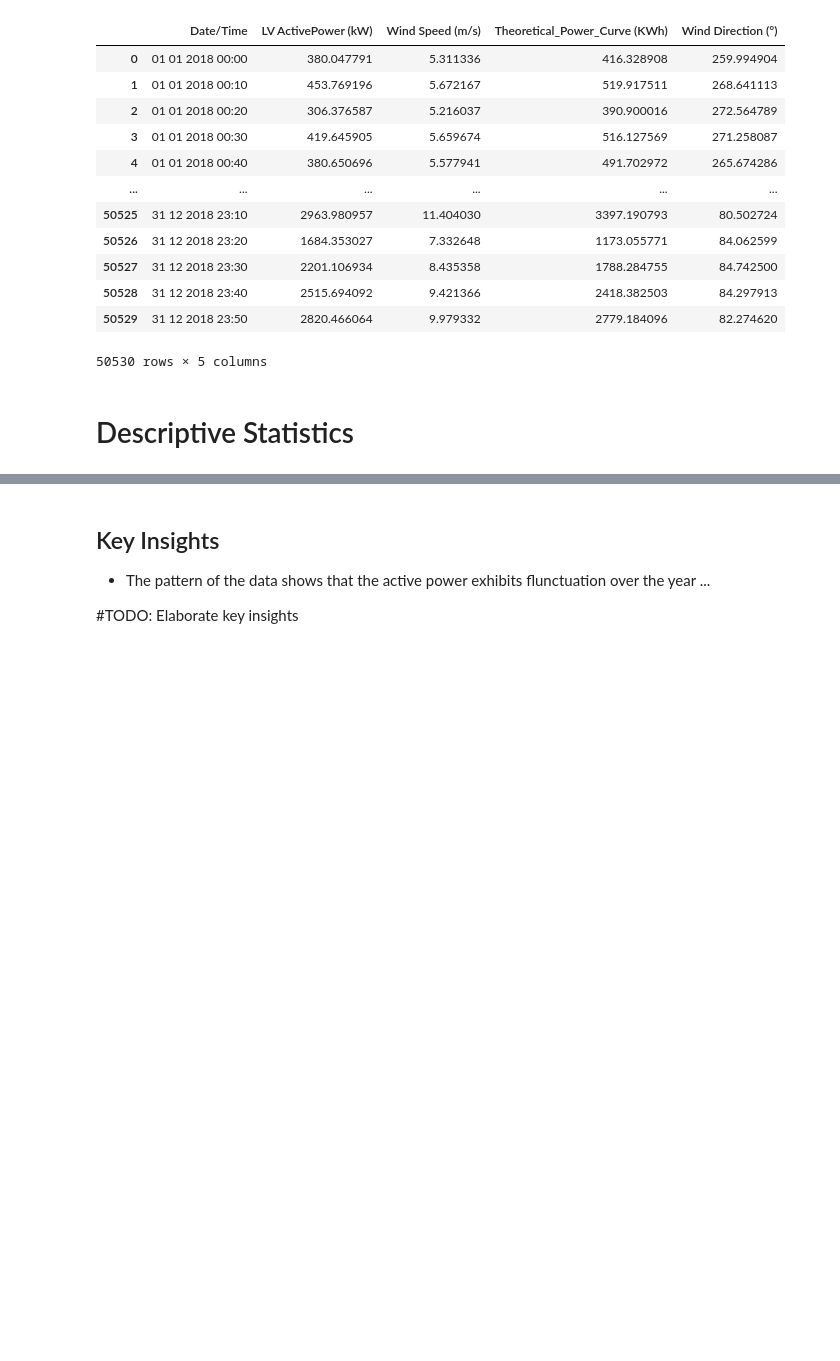
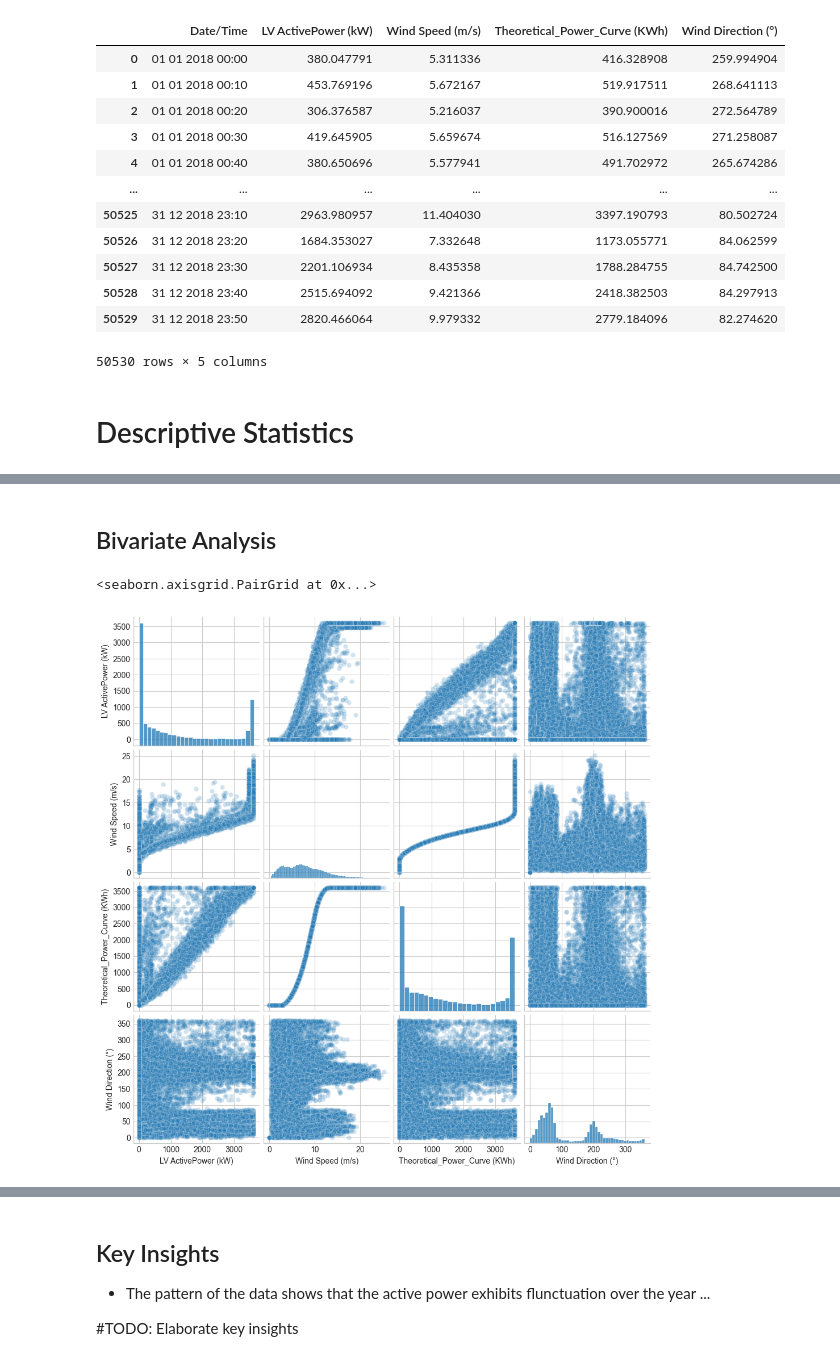
Before and after one commit to JotaN98/MScDataScience_AI, a Jupyter notebook: Final Project/final_project.ipynb, the cells around one changed output, grey strips where cells are left out. Cells and saved outputs as stored; diff of their text form; code cells hidden in the pictures; blank space fills up the shorter version.

```diff
--- a/Final Project/final_project.ipynb
+++ b/Final Project/final_project.ipynb
@@ -68,0 +196,7 @@ df.describe()
+# %% [markdown]
+## Bivariate Analysis
+# %%
+sns.pairplot(df[num_col],plot_kws={'alpha': 0.2})
+# %% [output]
+<seaborn.axisgrid.PairGrid at 0x...>
+[figure, added]
```
Also changed, not shown: parts of 48 cells of this notebook.
